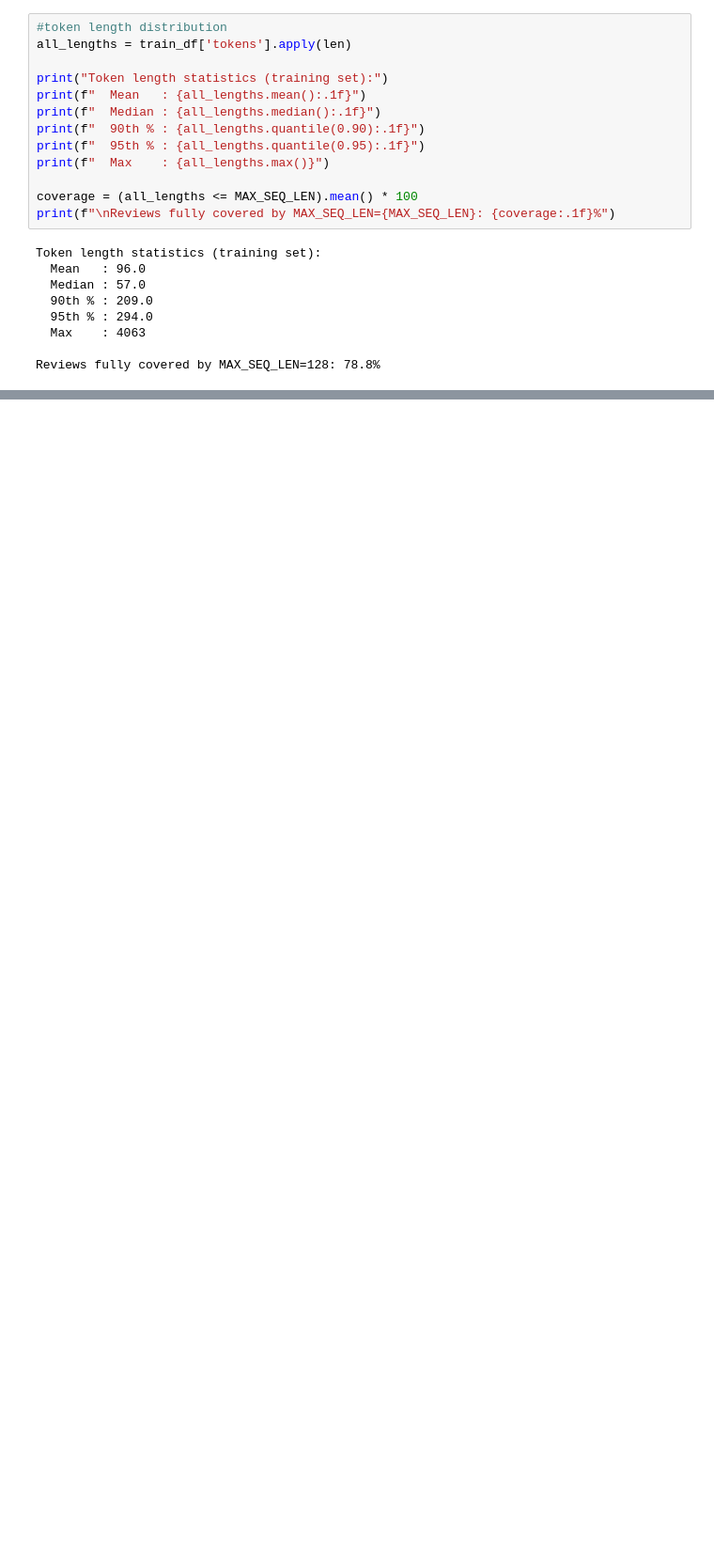
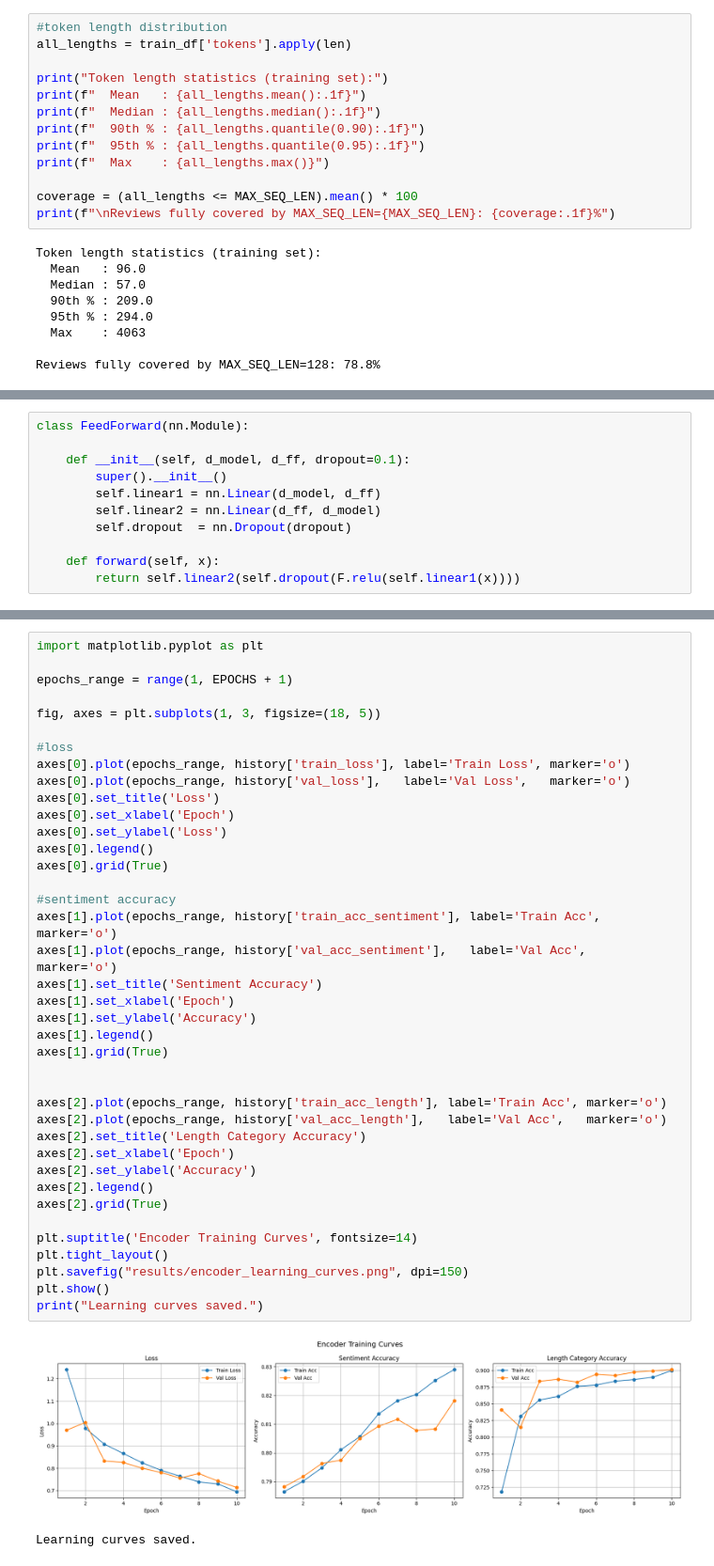
Before and after one commit to AmnaTariqRana/Transformers-RAG, a Jupyter notebook: nlp3.ipynb, the cells around one changed output, grey strips where cells are left out. Shown at 94% size. Saved outputs shown, nothing was run; the diff lists cells and outputs as text; blank space fills up the shorter version.

```diff
--- a/nlp3.ipynb
+++ b/nlp3.ipynb
@@ -309,0 +512,11 @@ Reviews fully covered by MAX_SEQ_LEN=128: 78.8%
+# %%
+class FeedForward(nn.Module):
+
+    def __init__(self, d_model, d_ff, dropout=0.1):
+        super().__init__()
+        self.linear1 = nn.Linear(d_model, d_ff)
+        self.linear2 = nn.Linear(d_ff, d_model)
+        self.dropout  = nn.Dropout(dropout)
+
+    def forward(self, x):
+        return self.linear2(self.dropout(F.relu(self.linear1(x))))
@@ -309,0 +764,42 @@ Reviews fully covered by MAX_SEQ_LEN=128: 78.8%
+# %%
+import matplotlib.pyplot as plt
+
+epochs_range = range(1, EPOCHS + 1)
+
+fig, axes = plt.subplots(1, 3, figsize=(18, 5))
+
+#loss
+axes[0].plot(epochs_range, history['train_loss'], label='Train Loss', marker='o')
+axes[0].plot(epochs_range, history['val_loss'],   label='Val Loss',   marker='o')
+axes[0].set_title('Loss')
+axes[0].set_xlabel('Epoch')
+axes[0].set_ylabel('Loss')
+axes[0].legend()
+axes[0].grid(True)
+
+#sentiment accuracy
+axes[1].plot(epochs_range, history['train_acc_sentiment'], label='Train Acc', marker='o')
+axes[1].plot(epochs_range, history['val_acc_sentiment'],   label='Val Acc',   marker='o')
+axes[1].set_title('Sentiment Accuracy')
+axes[1].set_xlabel('Epoch')
+axes[1].set_ylabel('Accuracy')
+axes[1].legend()
+axes[1].grid(True)
+
+
+axes[2].plot(epochs_range, history['train_acc_length'], label='Train Acc', marker='o')
+axes[2].plot(epochs_range, history['val_acc_length'],   label='Val Acc',   marker='o')
+axes[2].set_title('Length Category Accuracy')
+axes[2].set_xlabel('Epoch')
+axes[2].set_ylabel('Accuracy')
+axes[2].legend()
+axes[2].grid(True)
+
+plt.suptitle('Encoder Training Curves', fontsize=14)
+plt.tight_layout()
+plt.savefig("results/encoder_learning_curves.png", dpi=150)
+plt.show()
+print("Learning curves saved.")
+# %% [output]
+[figure, added]
+Learning curves saved.
```
Also changed, not shown: parts of 30 cells of this notebook.
